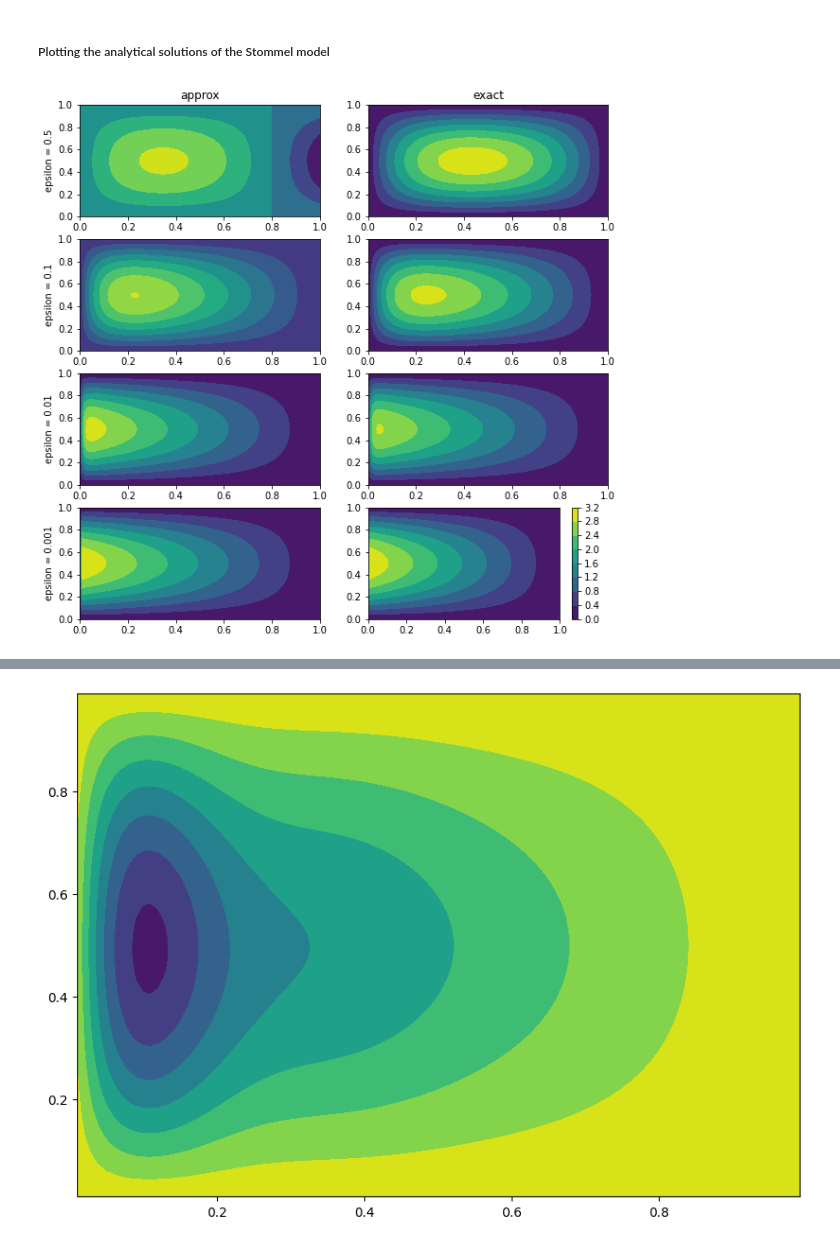
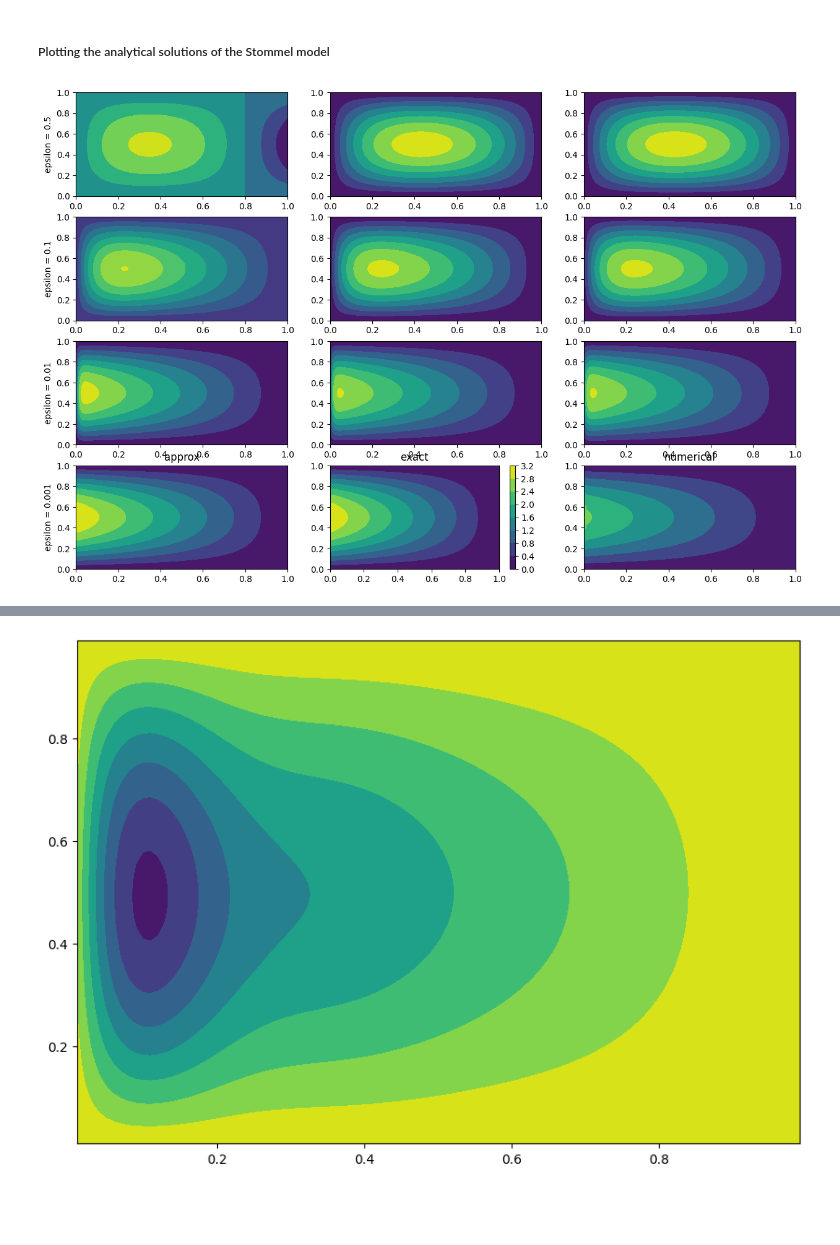
Before and after one commit to freya-gor/oceanic_circ, a Jupyter notebook: math project testing.ipynb, the cells around one changed output, grey strips where cells are left out. Saved outputs shown, nothing was run; the diff lists cells and outputs as text; code cells hidden in the pictures; blank space fills up the shorter version.

Commit message:
Added numerical and comparison with third column

```diff
--- a/math project testing.ipynb
+++ b/math project testing.ipynb
@@ -169,6 +169,29 @@ def psi(x, y, epsilon, g, N):
 
     return Psi
 
+def psi_numerical(g, epsilon, nu = 0.001, beta = 1, N = 101, model = 'Stommel'):
+    dx = 1/N
+    x = np.linspace(dx,1-dx,N-1)
+    y = np.linspace(dx,1-dx,N-1)
+    x, y = np.meshgrid(x,y)
+
+    lap = laplacian2D(N-1)/dx**2
+    ddx = ddx2D(N-1)/(2*dx)
+    ddy = ddy2D(N-1)/(2*dx)
+    #lap = lap.toarray()
+
+    if model == 'Stommel':
+        A = epsilon * lap + beta * ddx
+    elif model == 'Munk':
+        A = - nu * lap.dot(lap) + beta * ddx
+    f = g(y)
+    f_long = np.reshape(f,(N-1)**2)
+
+    psi_long = spsolve(A, f_long)
+    psi = np.reshape(psi_long,(N-1,N-1))
+
+    return psi
+
 
 def psi_approx(x, y, epsilon, A):
     '''
@@ -179,34 +202,40 @@ def psi_approx(x, y, epsilon, A):
 ##### Plotting the analytical solutions of the Stommel model
 # %%
 epsilons = [0.5, 0.1, 0.01, 0.001]
+nus = [0.1, 0.001, 0.0001, 0.00001]
 
-num_grid = 100
-x = np.linspace(0,1,num_grid)
-y = np.linspace(0,1,num_grid)
-x, y = np.meshgrid(x,y)
+num_grid = 250
 
 def g(y):
     return -np.pi * np.sin(np.pi * y)
 
-fig, ax = plt.subplots(4, 2, figsize = (10, 10))
+fig, ax = plt.subplots(4, 3, figsize = (15, 10))
 
 for i in range(4):
     epsilon = epsilons[i]
+    nu = nus[i]
+
+    x = np.linspace(0,1,num_grid)
+    y = np.linspace(0,1,num_grid)
+    x, y = np.meshgrid(x,y)
 
     Psi_approx = psi_approx(x, y, epsilon, A)
     Psi = psi(x = x, y = y, epsilon = epsilon, g = g, N = 30)
+    Psi_numerical = psi_numerical(g = g, epsilon = epsilon, model = 'Stommel', nu = nu, N = num_grid + 1)
 
     ax[i, 0].contourf(x, y, Psi_approx)
     c_ = ax[i, 1].contourf(x, y, Psi)
+    ax[i, 2].contourf(x, y, Psi_numerical)
 
     ax[i, 0].set(ylabel = f'epsilon = {epsilon}')
 
 
-ax[0, 0].set(title = 'approx')
-ax[0, 1].set(title = 'exact')
+ax[i, 0].set(title = 'approx')
+ax[i, 1].set(title = 'exact')
+ax[i, 2].set(title = 'numerical')
 
 
 cbar = fig.colorbar(c_)
 plt.show()
 # %% [output]
-[figure, old version]
+[figure, new version]
```
Also changed, not shown: parts of 4 cells of this notebook.
